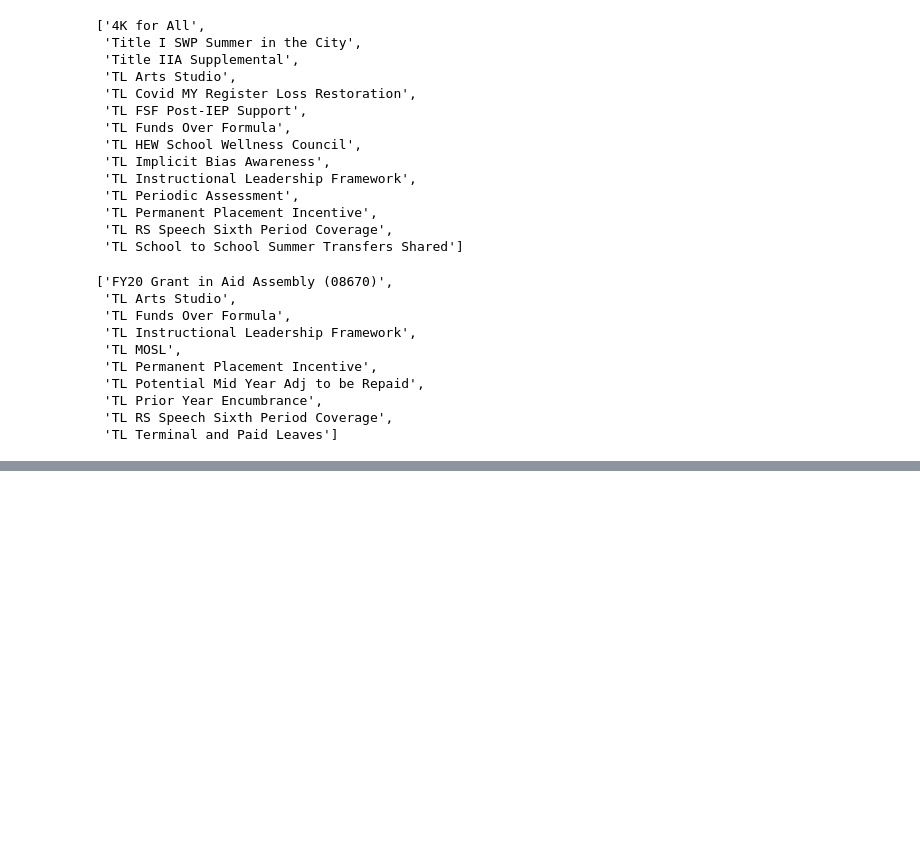
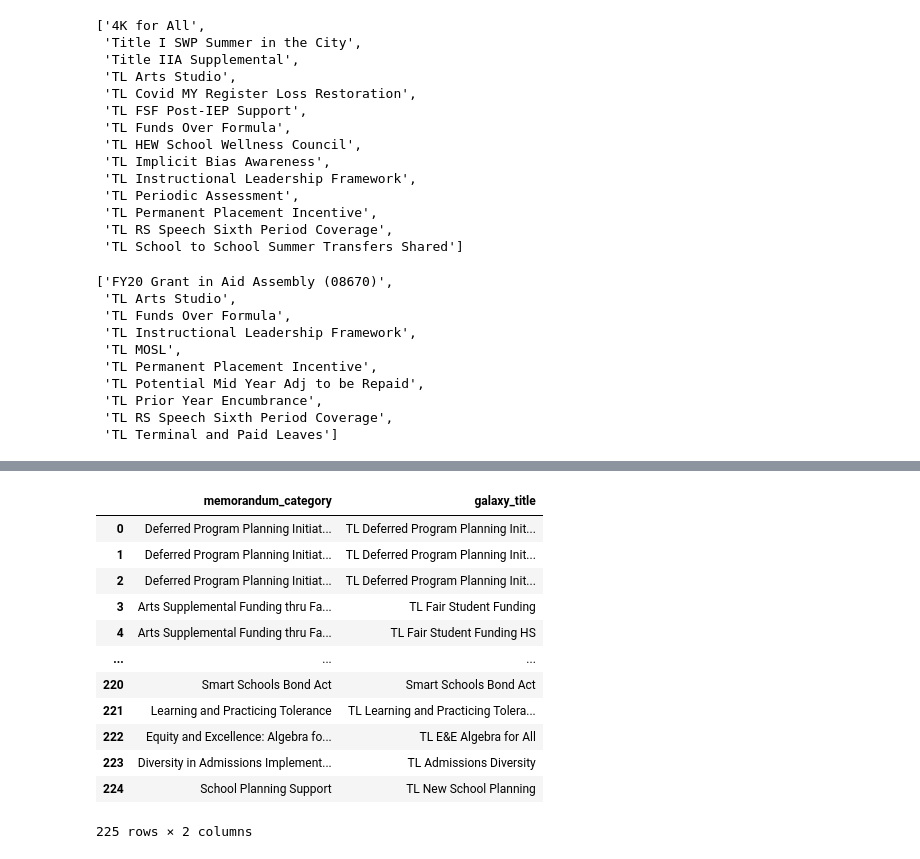
Before and after one commit to vaishalitalwar/School-Budget-and-Allocations, a Jupyter notebook: notebooks/AllocationCategoriesScraper.ipynb, the cells around one changed output, grey strips where cells are left out. Drawn from its saved outputs; the diff is of its cells as text; code cells hidden in the pictures; blank space fills up the shorter version.

```diff
--- a/notebooks/AllocationCategoriesScraper.ipynb
+++ b/notebooks/AllocationCategoriesScraper.ipynb
@@ -298,0 +336,20 @@ overlap
+# %%
+memorandum_lookup = pd.DataFrame()
+for memorandum_category in allocationCategories2020:
+    for galaxy_title in memorandum_category['Galaxy Titles']:
+        memorandum_lookup = pd.concat([memorandum_lookup, pd.DataFrame({'memorandum_category': [memorandum_category['Category']], 'galaxy_title': [galaxy_title]})], ignore_index = True)
+memorandum_lookup
+# %% [output]
+|  | memorandum_category | galaxy_title |
+| 0 | Deferred Program Planning Initiat... | TL Deferred Program Planning Init... |
+| 1 | Deferred Program Planning Initiat... | TL Deferred Program Planning Init... |
+| 2 | Deferred Program Planning Initiat... | TL Deferred Program Planning Init... |
+| 3 | Arts Supplemental Funding thru Fa... | TL Fair Student Funding |
+| 4 | Arts Supplemental Funding thru Fa... | TL Fair Student Funding HS |
+| ... | ... | ... |
+| 220 | Smart Schools Bond Act | Smart Schools Bond Act |
+| 221 | Learning and Practicing Tolerance | TL Learning and Practicing Tolera... |
+| 222 | Equity and Excellence: Algebra fo... | TL E&E Algebra for All |
+| 223 | Diversity in Admissions Implement... | TL Admissions Diversity |
+| 224 | School Planning Support | TL New School Planning |
+225 rows × 2 columns
```
Also changed, not shown: parts of 8 cells of this notebook, 1 other file.
